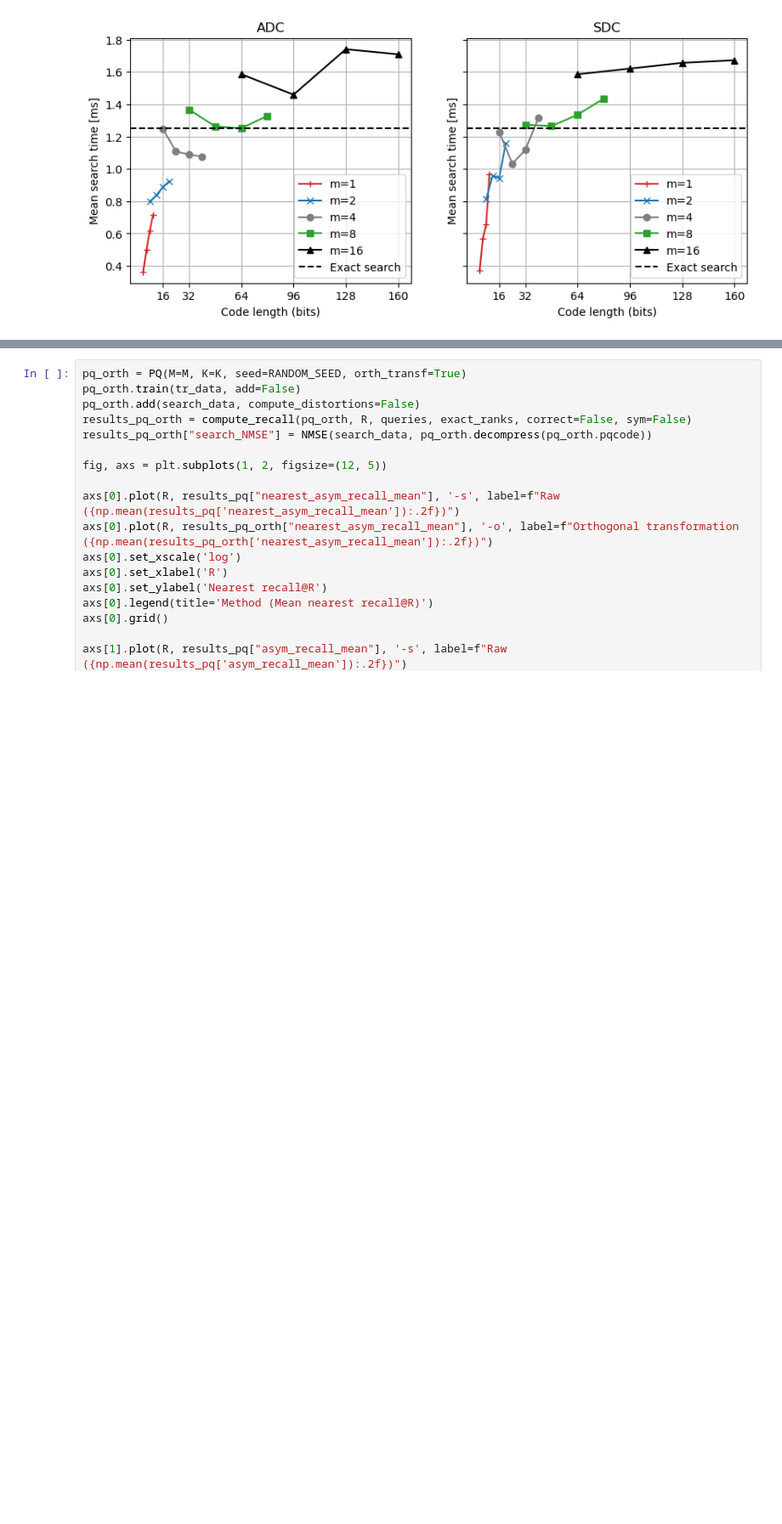
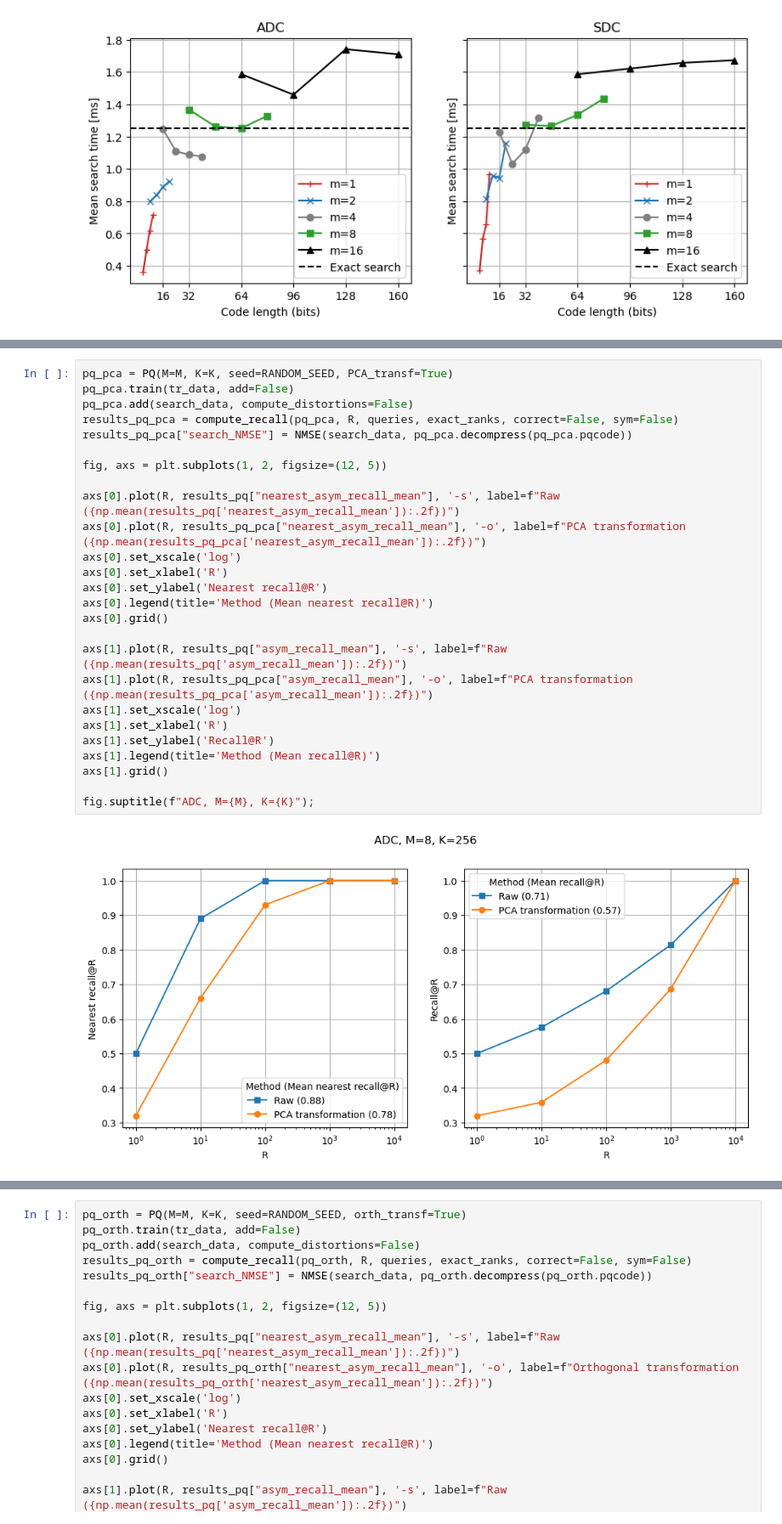
Before and after one commit to iretes/IR-proj, a Jupyter notebook: experiments.ipynb, the cells around one changed output, grey strips where cells are left out. Shown at 85% size. Drawn from its saved outputs; the diff is of its cells as text; blank space fills up the shorter version.

```diff
--- a/experiments.ipynb
+++ b/experiments.ipynb
@@ -739,0 +792,28 @@ axs[1].grid()
+# %%
+pq_pca = PQ(M=M, K=K, seed=RANDOM_SEED, PCA_transf=True)
+pq_pca.train(tr_data, add=False)
+pq_pca.add(search_data, compute_distortions=False)
+results_pq_pca = compute_recall(pq_pca, R, queries, exact_ranks, correct=False, sym=False)
+results_pq_pca["search_NMSE"] = NMSE(search_data, pq_pca.decompress(pq_pca.pqcode))
+
+fig, axs = plt.subplots(1, 2, figsize=(12, 5))
+
+axs[0].plot(R, results_pq["nearest_asym_recall_mean"], '-s', label=f"Raw ({np.mean(results_pq['nearest_asym_recall_mean']):.2f})")
+axs[0].plot(R, results_pq_pca["nearest_asym_recall_mean"], '-o', label=f"PCA transformation ({np.mean(results_pq_pca['nearest_asym_recall_mean']):.2f})")
+axs[0].set_xscale('log')
+axs[0].set_xlabel('R')
+axs[0].set_ylabel('Nearest recall@R')
+axs[0].legend(title='Method (Mean nearest recall@R)')
+axs[0].grid()
+
+axs[1].plot(R, results_pq["asym_recall_mean"], '-s', label=f"Raw ({np.mean(results_pq['asym_recall_mean']):.2f})")
+axs[1].plot(R, results_pq_pca["asym_recall_mean"], '-o', label=f"PCA transformation ({np.mean(results_pq_pca['asym_recall_mean']):.2f})")
+axs[1].set_xscale('log')
+axs[1].set_xlabel('R')
+axs[1].set_ylabel('Recall@R')
+axs[1].legend(title='Method (Mean recall@R)')
+axs[1].grid()
+
+fig.suptitle(f"ADC, M={M}, K={K}");
+# %% [output]
+[figure, added]
```
Also changed, not shown: parts of 8 cells of this notebook, 1 other file.
